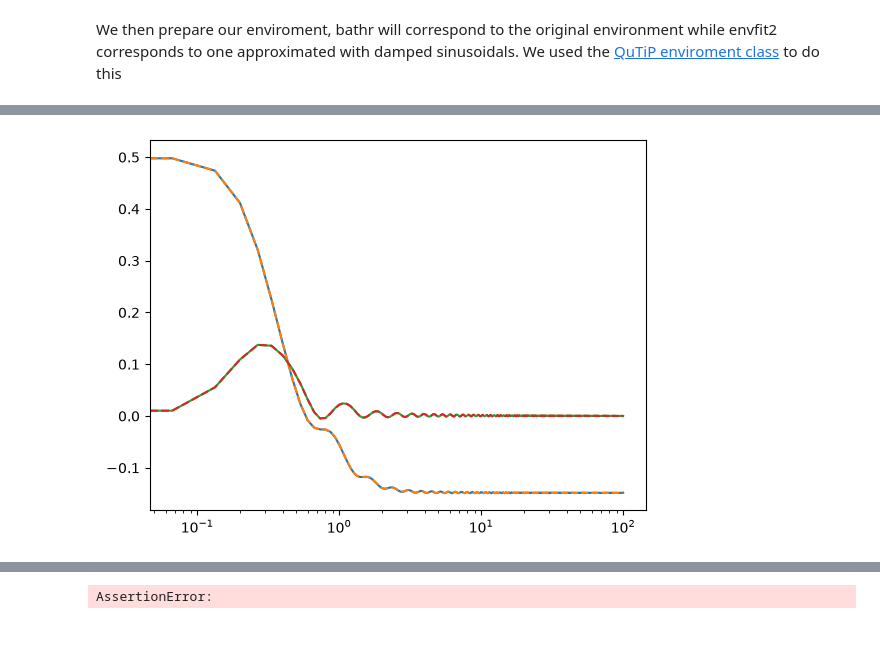
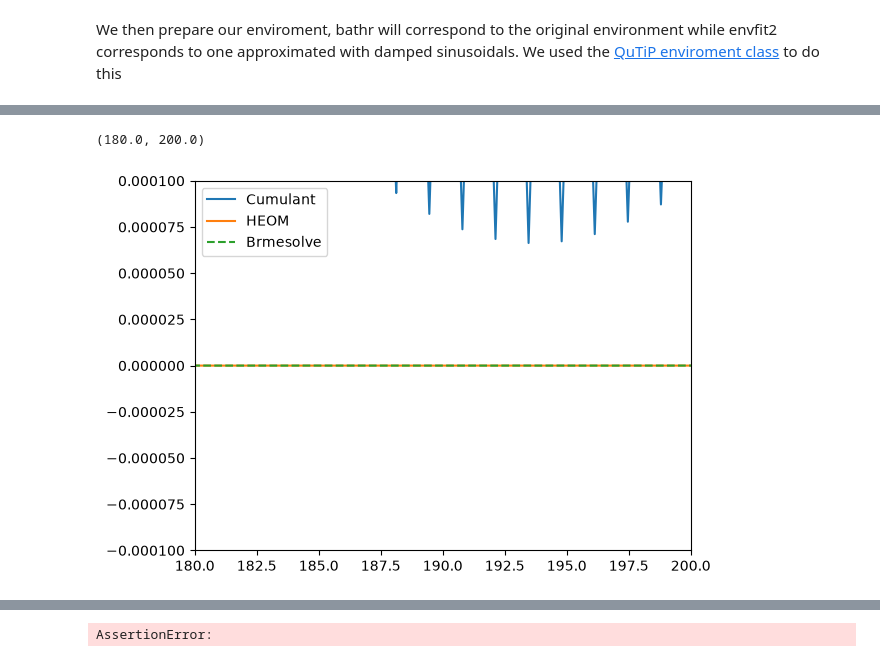
Before and after one commit to gsuarezr/NonMarkovianMethods, a Jupyter notebook: docs/Qubit_example.ipynb, the cells around one changed output, grey strips where cells are left out. Saved outputs shown, nothing was run; the diff lists cells and outputs as text; code cells hidden in the pictures; blank space fills up the shorter version.

```diff
--- a/docs/Qubit_example.ipynb
+++ b/docs/Qubit_example.ipynb
@@ -67,5 +67,5 @@ The current fit took  0.390779 seconds.
 # %%
-bathr=OhmicEnvironment(T=2.5,alpha=0.05*np.pi,wc=1,s=3/2)
+bathr=OhmicEnvironment(T=0.5,alpha=0.05*np.pi,wc=1,s=3/2)
 envfit,fitinfo=bathr.approximate("espira-I",tlist=tfit,Nr=5)
 print(fitinfo["summary"])
 # %% [output]
@@ -83,10 +83,9 @@ The current fit took  0.380464 seconds.
 # %%
-k=1
 w=1
-H=k/2 *qt.sigmax()  + w/2 * qt.sigmaz()
+H=w/2 *qt.sigmax() +qt.sigmaz()
 Q=qt.sigmax()
-t=np.linspace(0,100/bathr.alpha,1500)
-cum2=csolve(Hsys=H,t=t,baths=[envfit2,envfit],Qs=[Q]*2,cython=False,matsubara=True,ls=False)
+t=np.linspace(0,1000/bathr.alpha,1500)
+cum2=csolve(Hsys=H,t=t,baths=[envfit],Qs=[Q],cython=False,matsubara=True,ls=True)
 result_cum2=cum2.evolution(rho0)
 result_cum=rotation(result_cum2,H,t)
 # %%
@@ -129,0 +131,3 @@ array([0.0391507-0.55208046j])
+# %%
+a_ops=[[Q, envfit]]
+resultBR = qt.brmesolve(H, rho0, t, a_ops=a_ops,sec_cutoff=-1,options={"atol":1e-8,"rtol":1e-8})
@@ -129,0 +140,3 @@ array([0.0391507-0.55208046j])
+# %%
+solver = qt.solver.heom.HEOMSolver(H,(envfit,Q), max_depth=5)
+result = solver.run(rho0, t)
@@ -130,12 +155,22 @@ array([0.0391507-0.55208046j])
 # %%
-plt.plot(bathr.alpha * t, [i[0, 1].real for i in result_cum2],label="Cumulant")
-plt.plot(bathr.alpha * t, [i[0, 1].real for i in result_cum3],"--",label="Cumulant-jax")
 plt.plot(bathr.alpha * t, [i[0, 1].imag for i in result_cum2],label="Cumulant")
-plt.plot(bathr.alpha * t, [i[0, 1].imag for i in result_cum3],"--",label="Cumulant-jax")
-# plt.plot(bathr.alpha * t, [i[0, 1] for i in result_red2],label="Redfield")
-# plt.plot(bathr.alpha * t, [i[0, 1] for i in result_redjax],"--",label="Redfield-jax")
-plt.xscale("log")
+plt.plot(bathr.alpha * t, [i[0, 1].imag for i in result.states],label="HEOM")
+#plt.plot(bathr.alpha * t, [i[0, 1].real for i in result_cum3],"--",label="Cumulant-jax")
+#plt.plot(bathr.alpha * t, [i[0, 1].imag for i in result_cum2],label="Cumulant")
+#plt.plot(bathr.alpha * t, [i[0, 1].imag for i in result_cum3],"--",label="Cumulant-jax")
+#plt.plot(bathr.alpha * t, [i[0, 1].real for i in result_red2],label="Redfield")
+#plt.plot(bathr.alpha * t, [i[0, 1].real for i in result_redjax],"--",label="Redfield-jax")
+#plt.plot(bathr.alpha * t, [i[0, 1].imag for i in result_red2],label="Redfield+LS")
+#plt.plot(bathr.alpha * t, [i[0, 1].imag for i in result_redjax],"--",label="Redfield-jax+LS")
+#plt.plot(bathr.alpha * t, [i[0, 1].imag for i in result_redjax2],"--",label="Redfield-jax")
+#plt.plot(bathr.alpha * t, [i[0, 1].imag for i in result_redjax4],label="Redfield-jax+Markov+LS")
+plt.plot(bathr.alpha * t, [i[0, 1].imag for i in resultBR.states],"--",label="Brmesolve")
+#plt.axhline(0, color="black",linestyle="--")
+#plt.xscale("log")
+plt.legend()
+plt.ylim(-0.0001,0.0001)
 #plt.yscale("log")
-# plt.xlim(80,100)
+plt.xlim(180,200)
 # %% [output]
+(180.0, 200.0)
-[figure, old version]
+[figure, new version]
```
Also changed, not shown: parts of 13 cells of this notebook, 2 other files.
